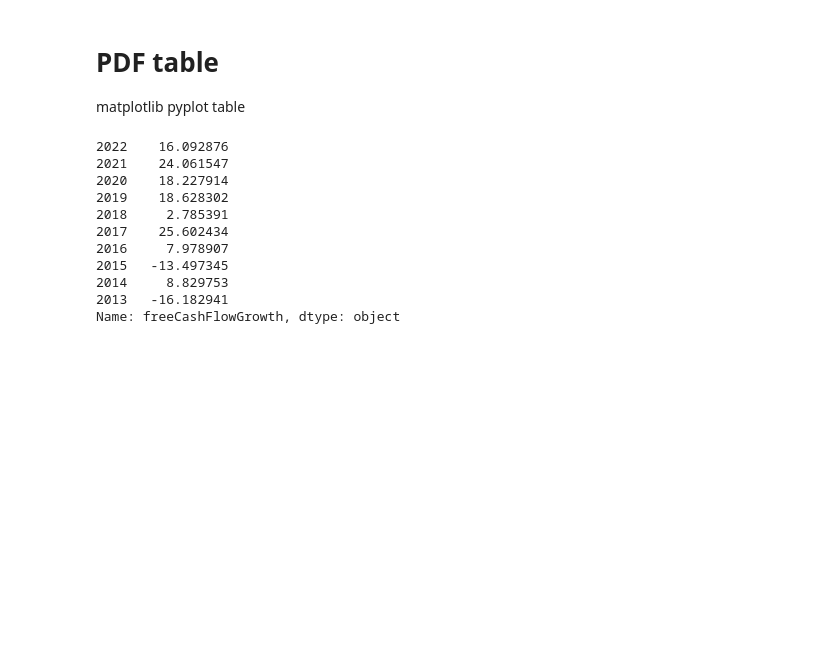
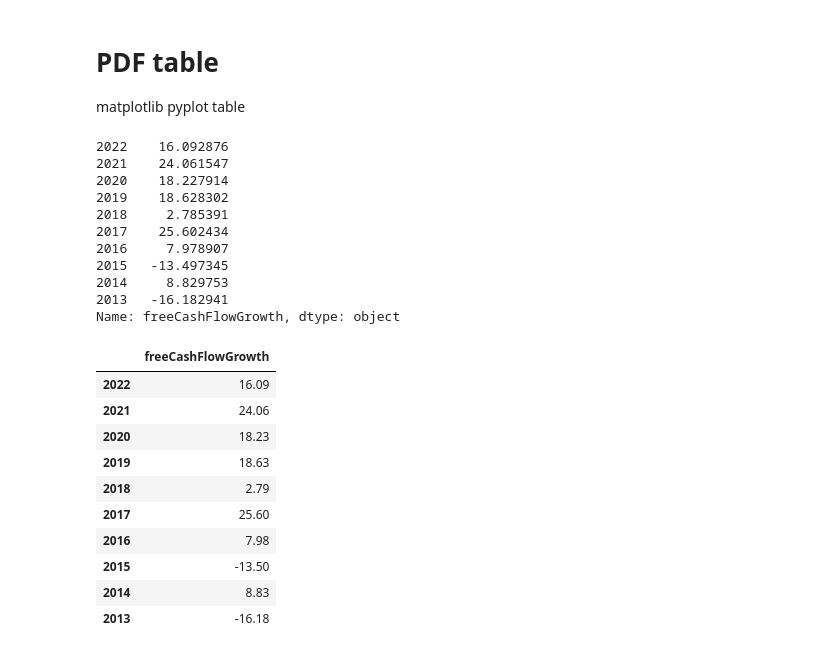
Before and after one commit to xitxat/FundamentalAnalysis, a Jupyter notebook: FA/Value01.ipynb, the cells around one changed output. Cells and saved outputs as stored; diff of their text form; code cells hidden in the pictures; blank space fills up the shorter version.

```diff
--- a/FA/Value01.ipynb
+++ b/FA/Value01.ipynb
@@ -638,7 +674,20 @@ Name: freeCashFlowGrowth, dtype: object
 # %%
 
 df_fx = pd.DataFrame(fx)
 df_fx = df_fx.iloc[:].astype(float).round(2) # select all rows
+df_fx
+# %% [output]
+|  | freeCashFlowGrowth |
+| 2022 | 16.09 |
+| 2021 | 24.06 |
+| 2020 | 18.23 |
+| 2019 | 18.63 |
+| 2018 | 2.79 |
+| 2017 | 25.60 |
+| 2016 | 7.98 |
+| 2015 | -13.50 |
+| 2014 | 8.83 |
+| 2013 | -16.18 |
 # %%
 fig, ax =plt.subplots(figsize=(12,4))
 
```
Also changed, not shown: parts of 10 cells of this notebook.
